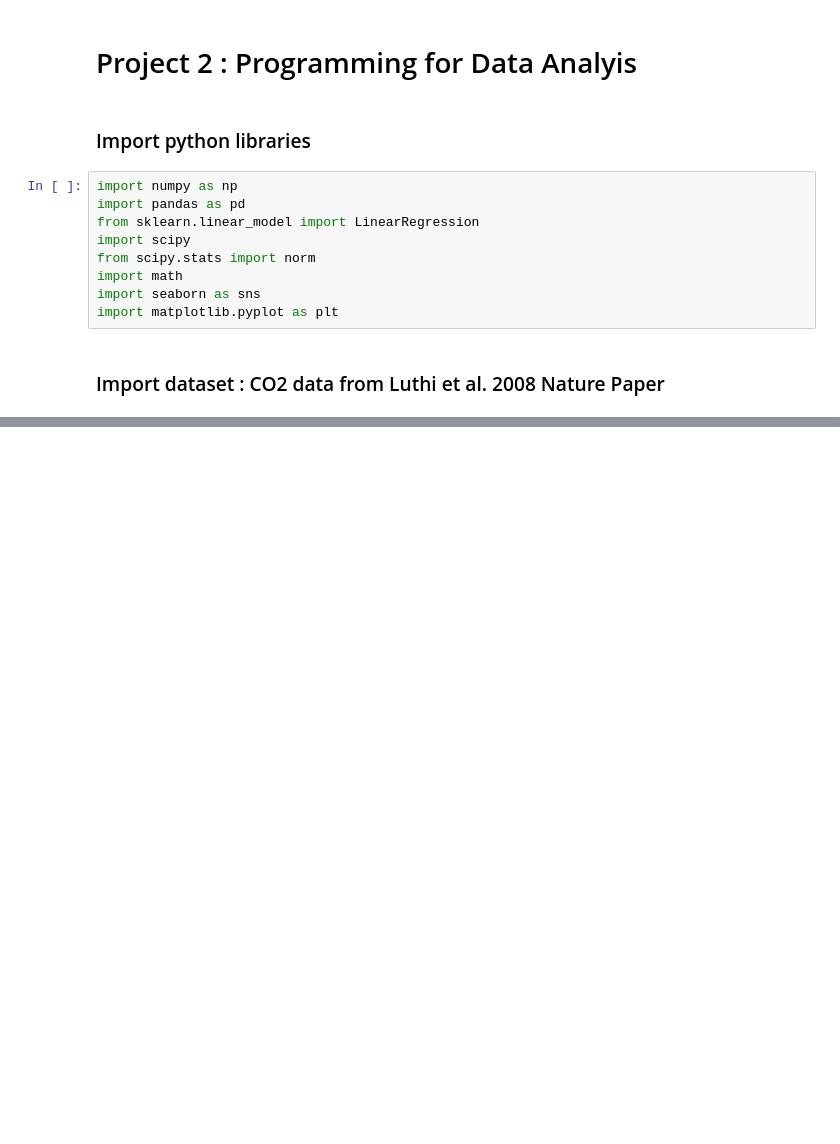
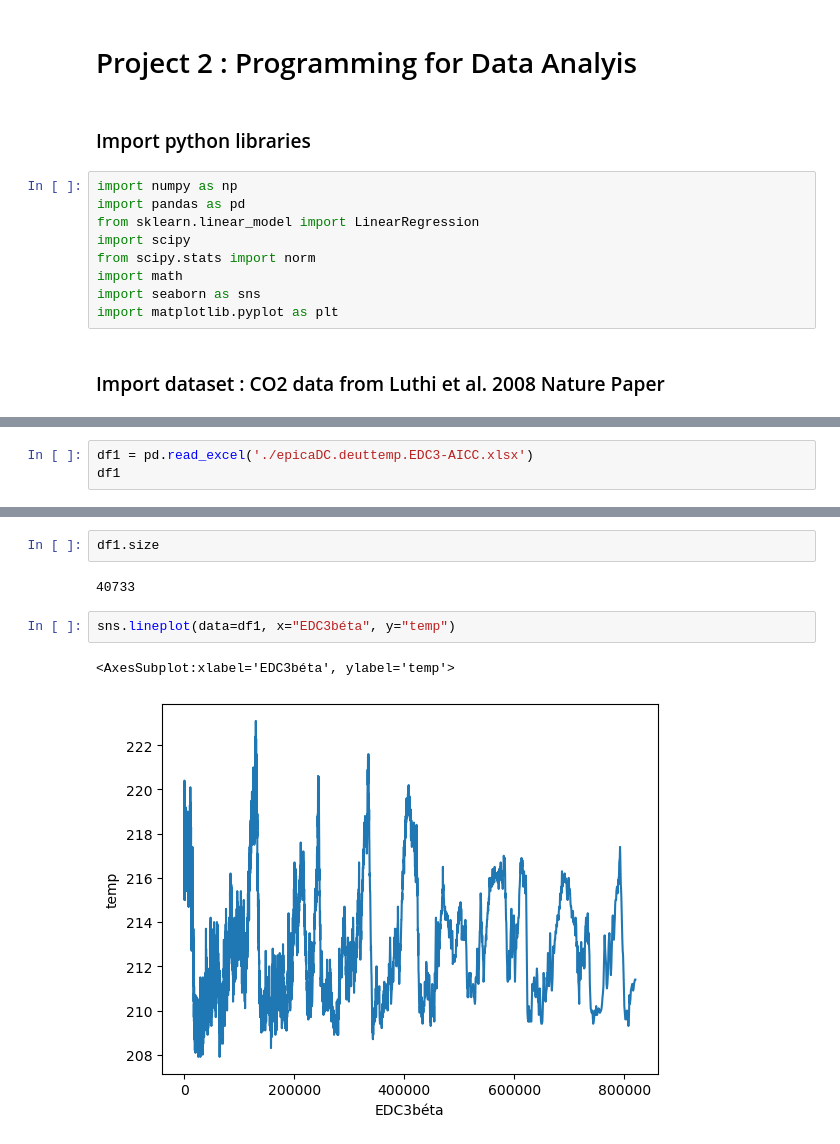
Before and after one commit to mickalleny2k/PfDA_Project2, a Jupyter notebook: project.ipynb, the cells around one changed output, grey strips where cells are left out. Saved outputs shown, nothing was run; the diff lists cells and outputs as text; blank space fills up the shorter version.

```diff
--- a/project.ipynb
+++ b/project.ipynb
@@ -32,0 +85,3 @@ df
+# %%
+df1 = pd.read_excel('./epicaDC.deuttemp.EDC3-AICC.xlsx')
+df1
@@ -32,0 +114,9 @@ df
+# %%
+df1.size
+# %% [output]
+40733
+# %%
+sns.lineplot(data=df1, x="EDC3béta", y="temp")
+# %% [output]
+<AxesSubplot:xlabel='EDC3béta', ylabel='temp'>
+[figure, added]
```
Also changed, not shown: parts of 10 cells of this notebook, 2 other files.
